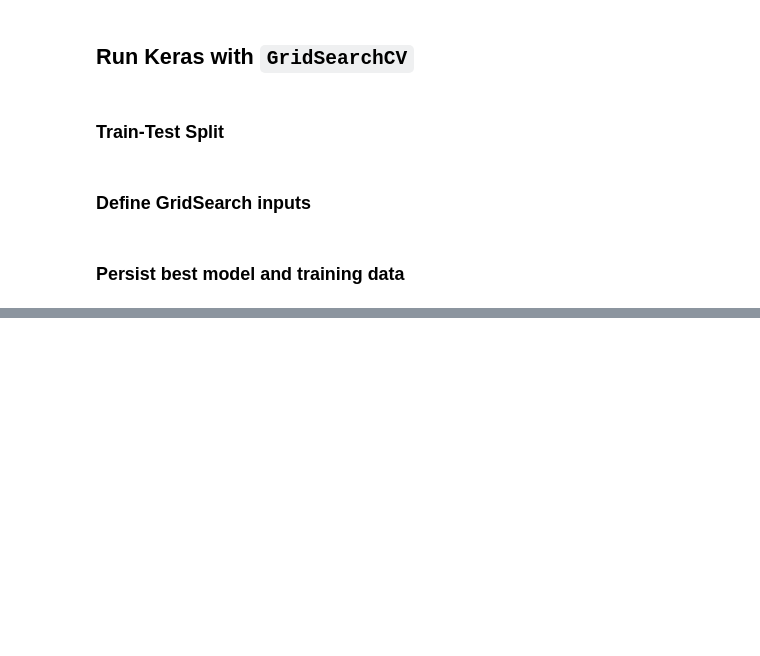
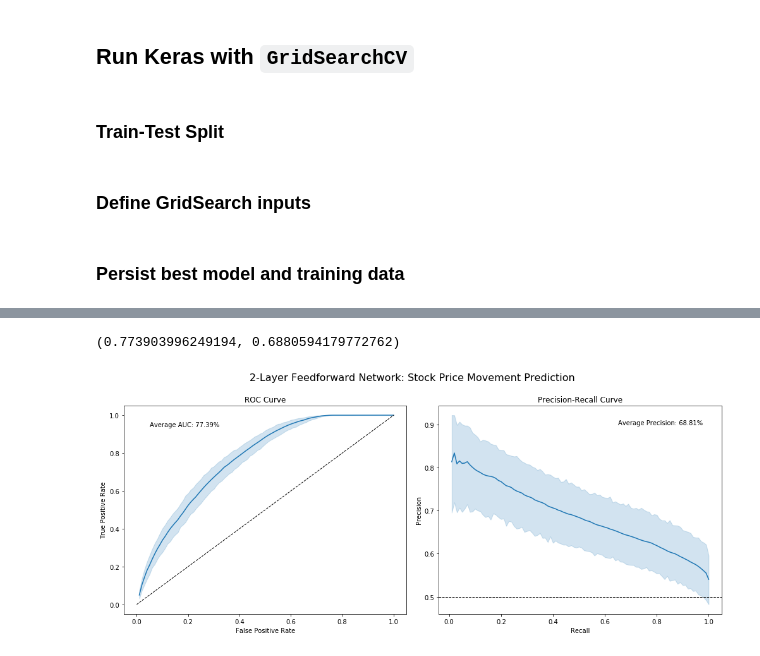
Before and after one commit to PaulClas/machine-learning-for-trading, a Jupyter notebook: 16_deep_learning/05_how_to_optimize_a_NN_architecture.ipynb, the cells around one changed output, grey strips where cells are left out. Saved outputs shown, nothing was run; the diff lists cells and outputs as text; code cells hidden in the pictures; blank space fills up the shorter version.

```diff
--- a/16_deep_learning/05_how_to_optimize_a_NN_architecture.ipynb
+++ b/16_deep_learning/05_how_to_optimize_a_NN_architecture.ipynb
@@ -250,0 +404,4 @@ class roc_callback(Callback):
+# %%
+data = pd.read_hdf('data.h5', 'returns')
+features = data.drop('label', axis=1)
+label = data.label
@@ -250,0 +470,3 @@ class roc_callback(Callback):
+# %%
+predictions = pd.DataFrame({month: data.squeeze() for month, data in preds.items()}, index = range(preds[1].shape[0])).sort_index(1)
+predictions.info()
@@ -250,0 +493,41 @@ class roc_callback(Callback):
+# %%
+bins = np.arange(0, 1.01, .01)
+roc, prc = pd.Series(), pd.Series()
+avg_roc, avg_precision = [], []
+for month, y_score in predictions.items():
+    y_true = label[f'2017{month:02}01']
+    avg_roc.append(roc_auc_score(y_true=y_true, y_score=y_score))
+    fpr, tpr, _ = roc_curve(y_true=y_true, y_score=y_score)
+    df = pd.DataFrame({'fpr': fpr, 'tpr': tpr})
+    df.fpr = pd.cut(df.fpr, bins=bins, labels=bins[1:])
+    roc = pd.concat([roc, df.groupby('fpr').tpr.mean().bfill().to_frame('tpr').reset_index()])
+
+    precision, recall, _ = precision_recall_curve(y_true=y_true, probas_pred=y_score)
+    avg_precision.append(average_precision_score(y_true=y_true, y_score=y_score))
+    df = pd.DataFrame({'precision': precision, 'recall': recall})
+    df.recall = pd.cut(df.recall, bins=bins, labels=bins[1:])
+    prc = pd.concat([prc, df.groupby('recall').precision.mean().ffill().to_frame('precision').reset_index()])
+# %%
+np.mean(avg_roc), np.mean(avg_precision)
+# %% [output]
+(0.773903996249194, 0.6880594179772762)
+# %%
+fig, axes = plt.subplots(ncols=2, figsize=(14, 6))
+sns.lineplot(x='fpr', y='tpr', data=roc, ax=axes[0])
+pd.Series(bins, index=bins).plot(ax=axes[0], ls='--', lw=1, c='k')
+axes[0].set_xlabel('False Positive Rate')
+axes[0].set_ylabel('True Positive Rate')
+axes[0].set_title('ROC Curve')
+axes[0].text(x=.05, y=.94, s=f'Average AUC: {np.mean(avg_roc):.2%}')
+sns.lineplot(x='recall', y='precision', data=prc, ax=axes[1])
+axes[1].set_title('Precision-Recall Curve')
+axes[1].text(x=.65, y=.9, s=f'Average Precision: {np.mean(avg_precision):.2%}')
+axes[1].set_xlabel('Recall')
+axes[1].set_ylabel('Precision')
+axes[1].axhline(.5, ls='--', lw=1, c='k')
+fig.suptitle('2-Layer Feedforward Network: Stock Price Movement Prediction', fontsize=16)
+fig.tight_layout()
+fig.subplots_adjust(top=.86)
+fig.savefig('figures/roc_prc_curves', dpi=300);
+# %% [output]
+[figure, added]
```
Also changed, not shown: parts of 46 cells of this notebook, 1 other file.
